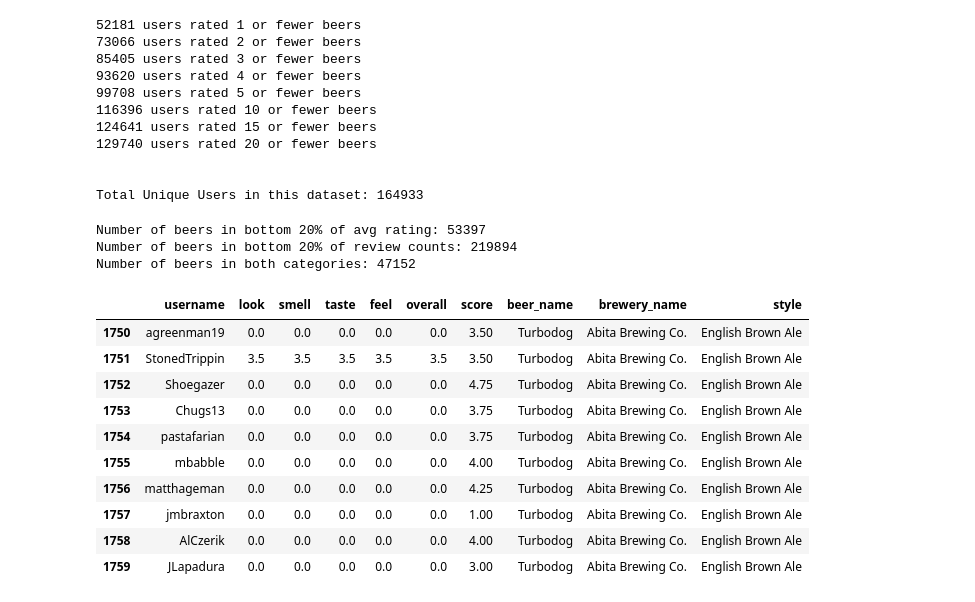
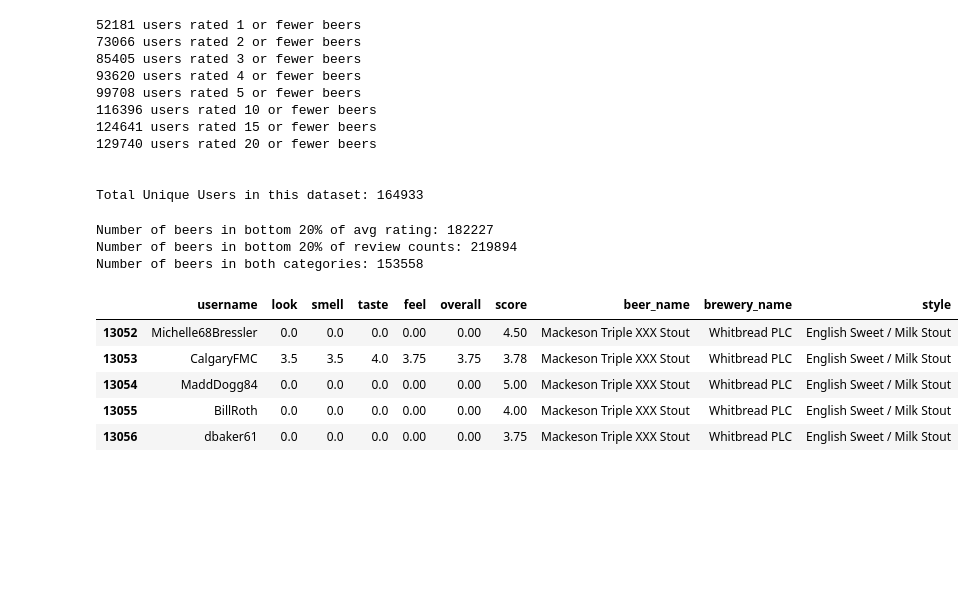
Before and after one commit to DevoSilk/Capstone3, a Jupyter notebook: src/cap3copy.ipynb, the cells around one changed output. Drawn from its saved outputs; the diff is of its cells as text; code cells hidden in the pictures; blank space fills up the shorter version.

```diff
--- a/src/cap3copy.ipynb
+++ b/src/cap3copy.ipynb
@@ -243,12 +242,12 @@ grouped_beers.mean().sort_values(by= 'score', ascending=False).quantile(np.arang
 | 0.95 | 4.172619 | 4.181818 | 4.200000 | 4.166667 | 4.175000 | 4.360000 |
 # %%
 avg_score= grouped_beers.mean()
-#beers with average rating less than 3.50 are not worth recommending, and
+#beers with average rating less than 4.0 are not worth recommending, and
 #i wanted to save on computational power
 
-below_avg = avg_score['score'] < 3.5
+below_avg = avg_score['score'] < 4.0
 below_avg_count = len(avg_score[below_avg])
 
-print('{} beers have an average score below 3.50'.format(below_avg_count))
-print('A 3.5 avg score puts the beer within the bottom 20th%-tile')
+print('{} beers have an average score below 4.0'.format(below_avg_count))
+print('A 4.0 avg score puts the beer within the bottom 70th%-tile')
 # %% [output]
@@ -314,28 +329,23 @@ print('Number of beers in bottom 20% of avg rating: {}'.format(len(unique_subpar
 print('Number of beers in bottom 20% of review counts: {}'.format(len(unique_low_ratings_beers)))
 print('Number of beers in both categories: {}'.format(len(overlap)))
 # %% [output]
-Number of beers in bottom 20% of avg rating: 53397
+Number of beers in bottom 20% of avg rating: 182227
 Number of beers in bottom 20% of review counts: 219894
-Number of beers in both categories: 47152
+Number of beers in both categories: 153558
 # %%
 #Here the beers that are in the bottom of both categories are removed
 df1 = all_three_1[~all_three_1.beer_name.isin(subpar_beers_list)]
 df2 = df1[~df1.beer_name.isin(low_ratings_list)]
 all_three_2 = copy.deepcopy(df2)
 # %%
-all_three_2.head(10)
+all_three_2.head()
 # %% [output]
 |  | username | look | smell | taste | feel | overall | score | beer_name | brewery_name | style |
-| 1750 | agreenman19 | 0.0 | 0.0 | 0.0 | 0.0 | 0.0 | 3.50 | Turbodog | Abita Brewing Co. | English Brown Ale |
-| 1751 | StonedTrippin | 3.5 | 3.5 | 3.5 | 3.5 | 3.5 | 3.50 | Turbodog | Abita Brewing Co. | English Brown Ale |
-| 1752 | Shoegazer | 0.0 | 0.0 | 0.0 | 0.0 | 0.0 | 4.75 | Turbodog | Abita Brewing Co. | English Brown Ale |
-| 1753 | Chugs13 | 0.0 | 0.0 | 0.0 | 0.0 | 0.0 | 3.75 | Turbodog | Abita Brewing Co. | English Brown Ale |
-| 1754 | pastafarian | 0.0 | 0.0 | 0.0 | 0.0 | 0.0 | 3.75 | Turbodog | Abita Brewing Co. | English Brown Ale |
-| 1755 | mbabble | 0.0 | 0.0 | 0.0 | 0.0 | 0.0 | 4.00 | Turbodog | Abita Brewing Co. | English Brown Ale |
-| 1756 | matthageman | 0.0 | 0.0 | 0.0 | 0.0 | 0.0 | 4.25 | Turbodog | Abita Brewing Co. | English Brown Ale |
-| 1757 | jmbraxton | 0.0 | 0.0 | 0.0 | 0.0 | 0.0 | 1.00 | Turbodog | Abita Brewing Co. | English Brown Ale |
-| 1758 | AlCzerik | 0.0 | 0.0 | 0.0 | 0.0 | 0.0 | 4.00 | Turbodog | Abita Brewing Co. | English Brown Ale |
-| 1759 | JLapadura | 0.0 | 0.0 | 0.0 | 0.0 | 0.0 | 3.00 | Turbodog | Abita Brewing Co. | English Brown Ale |
+| 13052 | Michelle68Bressler | 0.0 | 0.0 | 0.0 | 0.00 | 0.00 | 4.50 | Mackeson Triple XXX Stout | Whitbread PLC | English Sweet / Milk Stout |
+| 13053 | CalgaryFMC | 3.5 | 3.5 | 4.0 | 3.75 | 3.75 | 3.78 | Mackeson Triple XXX Stout | Whitbread PLC | English Sweet / Milk Stout |
+| 13054 | MaddDogg84 | 0.0 | 0.0 | 0.0 | 0.00 | 0.00 | 5.00 | Mackeson Triple XXX Stout | Whitbread PLC | English Sweet / Milk Stout |
+| 13055 | BillRoth | 0.0 | 0.0 | 0.0 | 0.00 | 0.00 | 4.00 | Mackeson Triple XXX Stout | Whitbread PLC | English Sweet / Milk Stout |
+| 13056 | dbaker61 | 0.0 | 0.0 | 0.0 | 0.00 | 0.00 | 3.75 | Mackeson Triple XXX Stout | Whitbread PLC | English Sweet / Milk Stout |
 # %%
 all_three_3 = all_three_2.reset_index()
 all_three_3 = all_three_3.drop(columns=['index', 'look','smell','taste', 'feel', 'overall'],axis=1)
```
Also changed, not shown: parts of 36 cells of this notebook, 3 other files.
